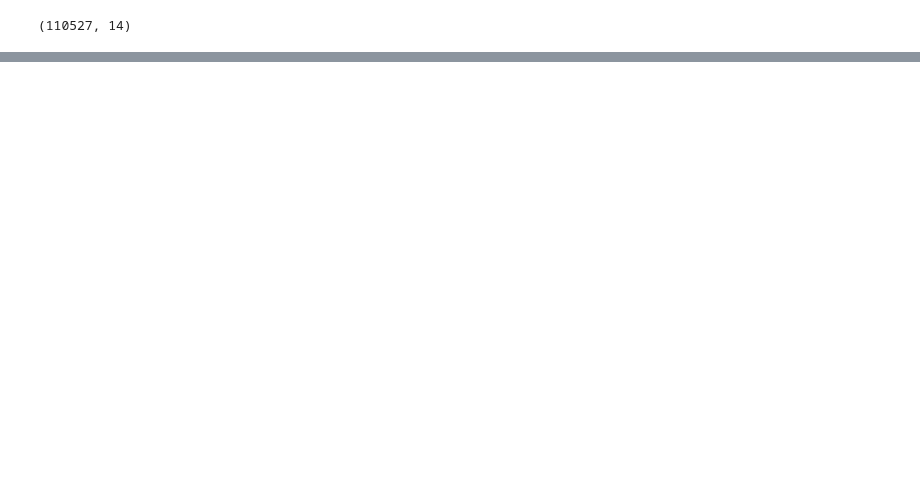
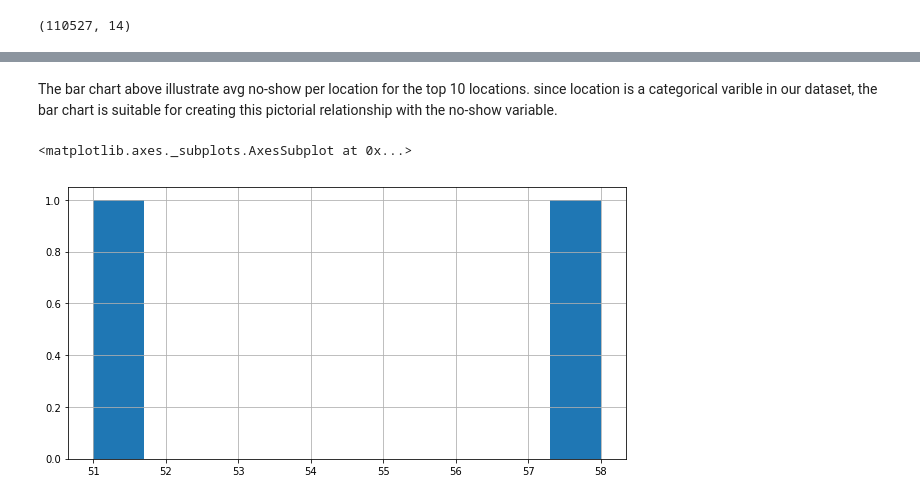
Before and after one commit to Gab001-data/Investigate-a-dataset, a Jupyter notebook: Investigate_a_Dataset.ipynb, the cells around one changed output, grey strips where cells are left out. Cells and saved outputs as stored; diff of their text form; code cells hidden in the pictures; blank space fills up the shorter version.

```diff
--- a/Investigate_a_Dataset.ipynb
+++ b/Investigate_a_Dataset.ipynb
@@ -147,0 +129,6 @@ TypeError: Cannot interpret '<attribute 'dtype' of 'numpy.generic' objects>' as
+# %%
+# convert datatypes to appropriate types
+
+df_no_show['ScheduledDay'] = pd.to_datetime(df_no_show['ScheduledDay'])
+df_no_show['AppointmentDay'] = pd.to_datetime(df_no_show['AppointmentDay'])
+df_no_show.info()
@@ -147,0 +284,11 @@ TypeError: Cannot interpret '<attribute 'dtype' of 'numpy.generic' objects>' as
+# %% [markdown]
+The bar chart above illustrate avg no-show per location for the top 10 locations. since location is a categorical varible in our dataset, the bar chart is suitable for creating this pictorial relationship with the no-show variable.
+# %%
+# let investigate the age of patients in the outlier location and whether or not they received SMS or are hypertensive
+# since these are our most important factors for patients to show up for appointments.
+
+location = df_no_show['neighbourhood'] == 'ILHAS OCEÂNICAS DE TRINDADE'
+df_no_show[location].age.hist(figsize=(10,5), label='age')
+# %% [output]
+<matplotlib.axes._subplots.AxesSubplot at 0x...>
+[figure, added]
```
Also changed, not shown: parts of 52 cells of this notebook.
